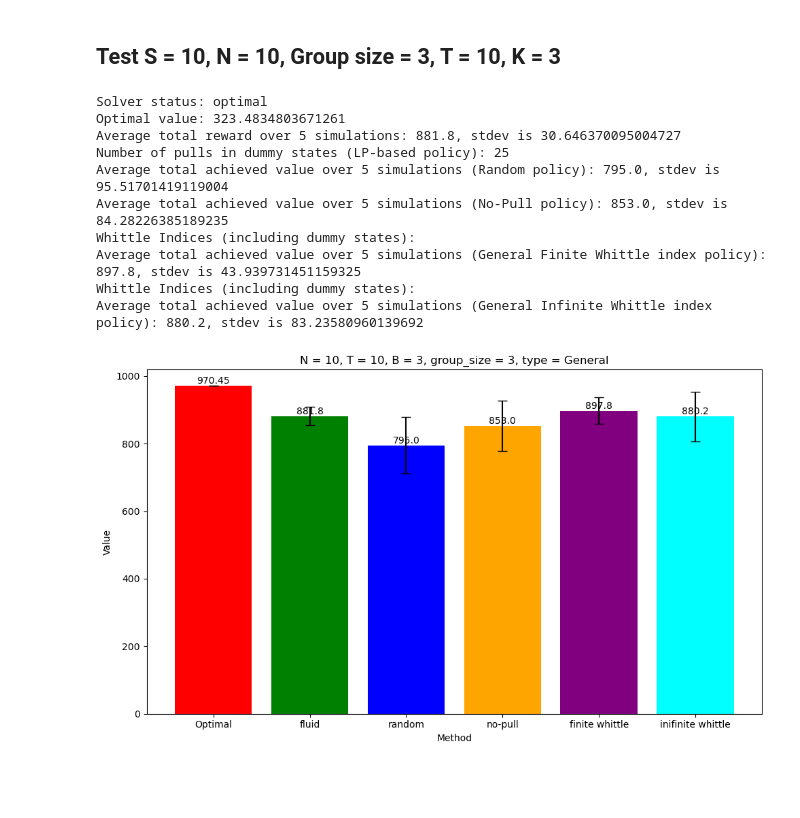
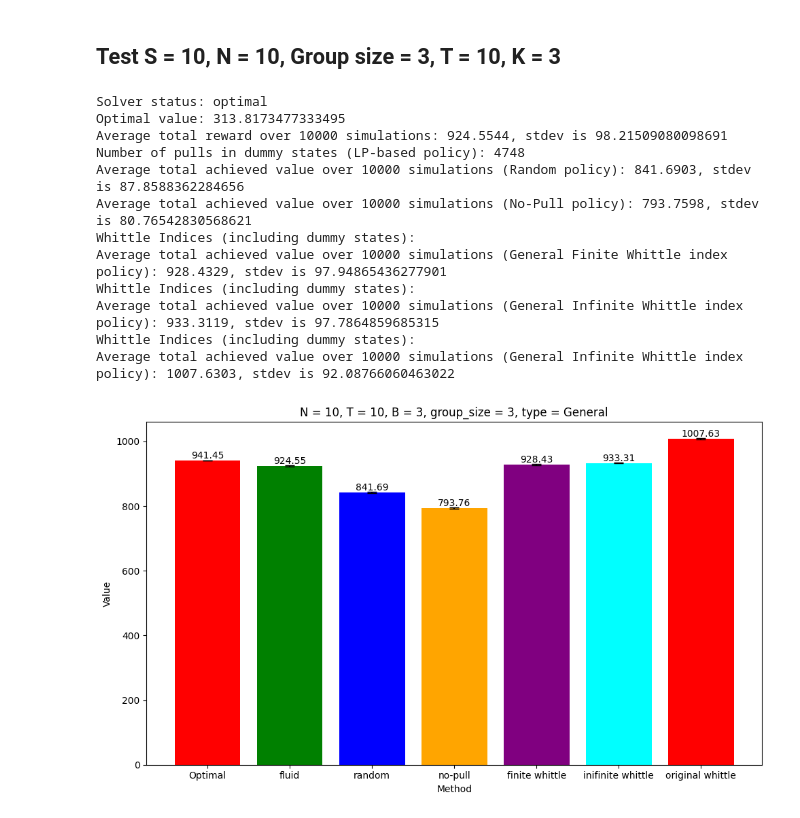
Before and after one commit to Haichuan23/Single_Use_RMAB, a Jupyter notebook: New_Experiment/run_experiment.ipynb, the cells around one changed output. Cells and saved outputs as stored; diff of their text form; code cells hidden in the pictures; blank space fills up the shorter version.

Commit message:
fix bug+add original whittle

```diff
--- a/New_Experiment/run_experiment.ipynb
+++ b/New_Experiment/run_experiment.ipynb
@@ -4,7 +4,7 @@ from methods import *
 # %%
 # Generate transition matrices
 
-def generate_transition_matrix_with_dummy_states(S, num_arms, num_states, num_dummy_states):
+def generate_transition_matrix_with_dummy_states(num_arms, num_states, num_dummy_states):
     # Initialize transition matrices
     P = np.zeros((num_arms, num_states + num_dummy_states, 2, num_states + num_dummy_states))
 
@@ -13,16 +13,16 @@ def generate_transition_matrix_with_dummy_states(S, num_arms, num_states, num_du
         for s in range(num_states):
             if s == 0:
                 # Boundary condition for state 0:
-                P[n, s, 1, s + S] = np.random.rand()  # Stay in state 0
-                P[n, s, 1, s + S + 1] = 1 - P[n, s, 1, s + S]  # Move to state 1
+                P[n, s, 1, s + num_dummy_states] = np.random.rand()  # Stay in state 0
+                P[n, s, 1, s + num_dummy_states + 1] = 1 - P[n, s, 1, s + num_dummy_states]  # Move to state 1
             elif s == num_states - 1:
                 # Boundary condition for state 9 (last state):
-                P[n, s, 1, s + S - 1] = np.random.rand()  # Move to state 8
-                P[n, s, 1, s + S] = 1 - P[n, s, 1, s + S - 1]  # Stay in state 9
+                P[n, s, 1, s + num_dummy_states - 1] = np.random.rand()  # Move to state 8
+                P[n, s, 1, s + num_dummy_states] = 1 - P[n, s, 1, s + num_dummy_states - 1]  # Stay in state 9
             else:
                 # General case for non-boundary states
-                P[n, s, 1, s + S - 1] = np.random.rand()  # Move to s-1
-                P[n, s, 1, s + S + 1] = 1 - P[n, s, 1, s + S - 1]  # Move to s+1
+                P[n, s, 1, s + num_dummy_states - 1] = np.random.rand()  # Move to s-1
+                P[n, s, 1, s + num_dummy_states + 1] = 1 - P[n, s, 1, s + num_dummy_states - 1]  # Move to s+1
 
             # Action 0: No pull, move to s+1, unless it's the last state
             if s < num_states - 1:
@@ -42,13 +64,17 @@ def generate_transition_matrix_with_dummy_states(S, num_arms, num_states, num_du
 def comparison(S, N, group_member_num, K, S_prime, A, T, num_simulations = 20000, type = 'General'):
     # Define the reward function, from state 0 (reward 10) to state 9 (reward 1)
     r = np.array(list(range(S, 0, -1)) + list(range(S, 0, -1)))  # Non-dummy and dummy states have the same rewards
-    P = generate_transition_matrix_with_dummy_states(S, N, S, S)
+    # change here to generate different types of transition matrices
+    P = generate_transition_matrix_with_dummy_states(N, S, S)
+    P_original = P[:, :S, :, :S]+P[:,:S,:,S:]
 
     optimal_reward, fluid_reward, fluid_std = fluid_policy(N, T, S, S_prime, A, K, group_member_num, P, r, num_simulations)
     random_reward, random_std = random_policy(N, T, S, S_prime, A, K, group_member_num, P, r, num_simulations)
     no_pull_reward, no_pull_std =  no_pull_policy(N, T, S, S_prime, A, K, group_member_num, P, r, num_simulations)
     finite_whittle_reward, finite_whittle_std =  finite_whittle_policy(N, T, S, S_prime, A, K, group_member_num, P, r, num_simulations)
     infinite_whittle_reward, infinite_whittle_std = infinite_whittle_policy(N, T, S, S_prime, A, K, group_member_num, P, r, num_simulations)
+    original_whittle_reward, original_whittle_std = infinite_whittle_policy(N, T, S, S, A, K, group_member_num, P_original, r, num_simulations)
+
 
     experiment_synthetic_result = {
         "Optimal": (optimal_reward, None),
@@ -56,6 +82,7 @@ def comparison(S, N, group_member_num, K, S_prime, A, T, num_simulations = 20000
         "random": (random_reward, random_std),
         "no-pull": (no_pull_reward, no_pull_std),
         "finite whittle": (finite_whittle_reward, finite_whittle_std),
-        "inifinite whittle": (infinite_whittle_reward, infinite_whittle_std)
+        "inifinite whittle": (infinite_whittle_reward, infinite_whittle_std),
+        "original whittle": (original_whittle_reward, original_whittle_std)
     }
     plot_methods_with_confidence(experiment_synthetic_result, N, T, K, group_member_num, num_simulations, type)
@@ -64,22 +93,24 @@ def comparison(S, N, group_member_num, K, S_prime, A, T, num_simulations = 20000
 # %%
 S = 10
 N = 10
 group_member_num = 3
 K = 3
 S_prime = S * 2
 A = 2
 T = 10
-num_simulations = 5
+num_simulations = 10000
 comparison(S, N, group_member_num, K, S_prime, A, T, num_simulations, 'General')
 # %% [output]
 Solver status: optimal
-Optimal value: 323.4834803671261
-Average total reward over 5 simulations: 881.8, stdev is 30.646370095004727
-Number of pulls in dummy states (LP-based policy): 25
-Average total achieved value over 5 simulations (Random policy): 795.0, stdev is 95.51701419119004
-Average total achieved value over 5 simulations (No-Pull policy): 853.0, stdev is 84.28226385189235
+Optimal value: 313.8173477333495
+Average total reward over 10000 simulations: 924.5544, stdev is 98.21509080098691
+Number of pulls in dummy states (LP-based policy): 4748
+Average total achieved value over 10000 simulations (Random policy): 841.6903, stdev is 87.8588362284656
+Average total achieved value over 10000 simulations (No-Pull policy): 793.7598, stdev is 80.76542830568621
 Whittle Indices (including dummy states):
-Average total achieved value over 5 simulations (General Finite Whittle index policy): 897.8, stdev is 43.939731451159325
+Average total achieved value over 10000 simulations (General Finite Whittle index policy): 928.4329, stdev is 97.94865436277901
 Whittle Indices (including dummy states):
-Average total achieved value over 5 simulations (General Infinite Whittle index policy): 880.2, stdev is 83.23580960139692
+Average total achieved value over 10000 simulations (General Infinite Whittle index policy): 933.3119, stdev is 97.7864859685315
+Whittle Indices (including dummy states):
+Average total achieved value over 10000 simulations (General Infinite Whittle index policy): 1007.6303, stdev is 92.08766060463022
-[figure, old version]
+[figure, new version]
```
Also changed, not shown: parts of 2 cells of this notebook, 3 other files.
